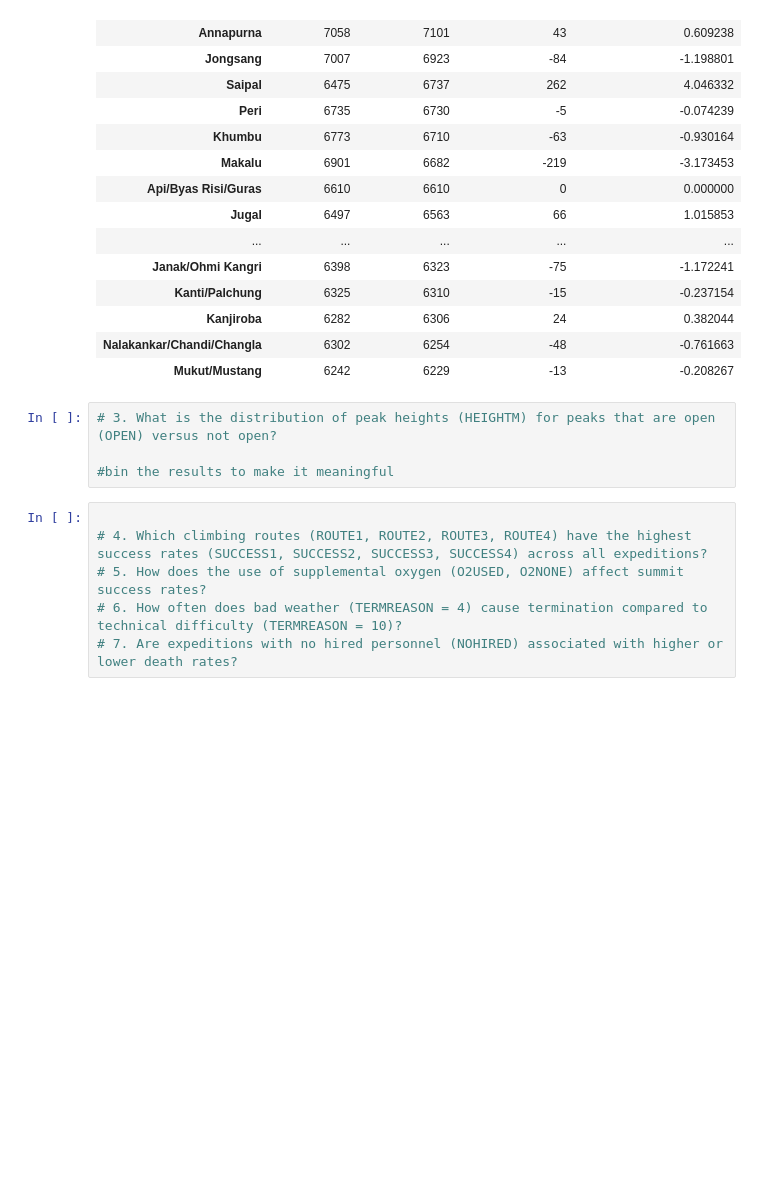
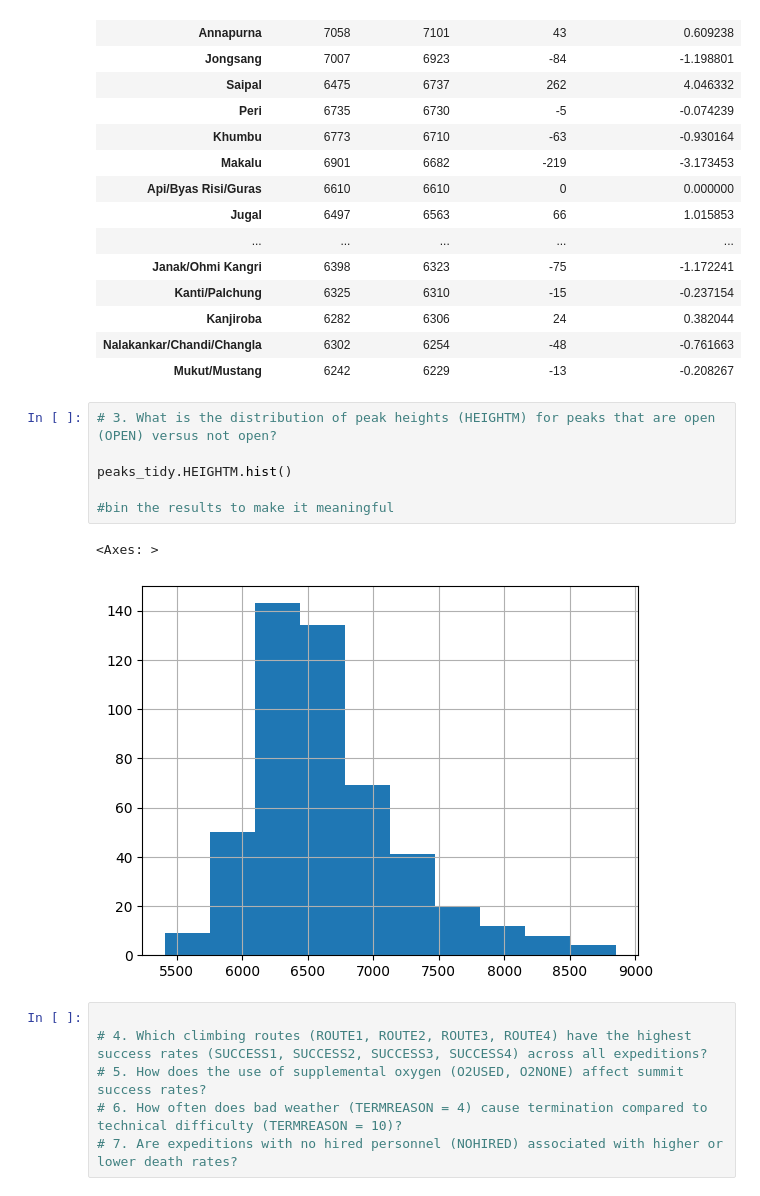
Before and after one commit to k10sj02/tidy-pydy-tuesday, a Jupyter notebook: 2025_01_21_himalayan_expeditions.ipynb, the cells around one changed output. Saved outputs shown, nothing was run; the diff lists cells and outputs as text; blank space fills up the shorter version.

```diff
--- a/2025_01_21_himalayan_expeditions.ipynb
+++ b/2025_01_21_himalayan_expeditions.ipynb
@@ -414,7 +414,12 @@ peak_stats
 # %%
 # 3. What is the distribution of peak heights (HEIGHTM) for peaks that are open (OPEN) versus not open?
 
+peaks_tidy.HEIGHTM.hist()
+
 #bin the results to make it meaningful
+# %% [output]
+<Axes: >
+[figure, added]
 # %%
 
 # 4. Which climbing routes (ROUTE1, ROUTE2, ROUTE3, ROUTE4) have the highest success rates (SUCCESS1, SUCCESS2, SUCCESS3, SUCCESS4) across all expeditions?
```
